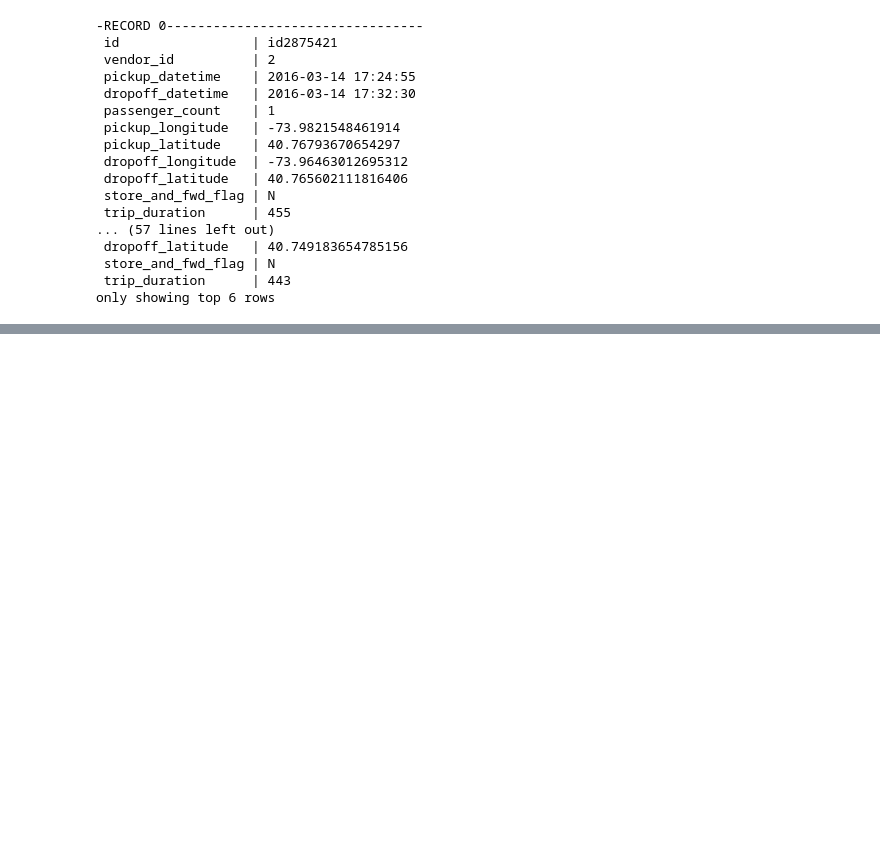
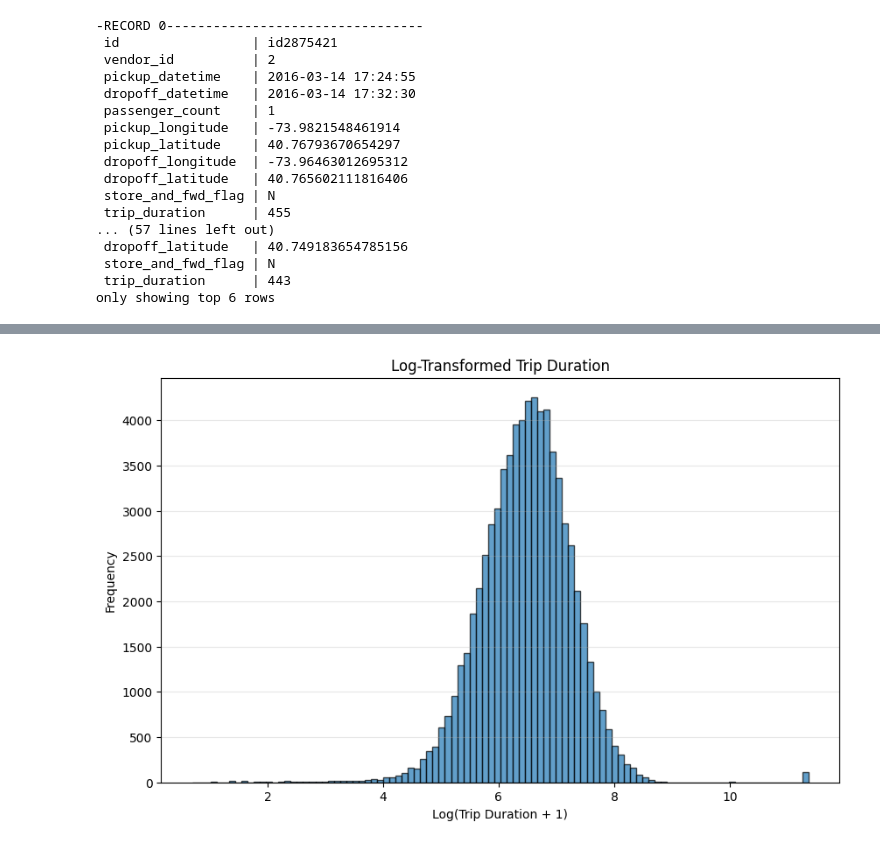
Before and after one commit to llazdll/New-York-City-Taxi-Trip-Duration, a Jupyter notebook: 01_data_ingestion.ipynb, the cells around one changed output, grey strips where cells are left out. Cells and saved outputs as stored; diff of their text form; code cells hidden in the pictures; blank space fills up the shorter version.

```diff
--- a/01_data_ingestion.ipynb
+++ b/01_data_ingestion.ipynb
@@ -101,0 +635,20 @@ PySparkTypeError: [NOT_ITERABLE] Column is not iterable.
+# %%
+log_sample = df_train.select(
+    "log_trip_duration"
+).sample(
+    withReplacement=False,
+    fraction=0.05,
+    seed=42
+).limit(100000).toPandas()
+# %%
+import matplotlib.pyplot as plt
+
+plt.figure(figsize=(10, 6))
+plt.hist(log_sample["log_trip_duration"], bins=100, edgecolor="black", alpha=0.7)
+plt.xlabel("Log(Trip Duration + 1)")
+plt.ylabel("Frequency")
+plt.title("Log-Transformed Trip Duration")
+plt.grid(axis="y", alpha=0.3)
+plt.show()
+# %% [output]
+[figure, added]
```
Also changed, not shown: parts of 33 cells of this notebook.
